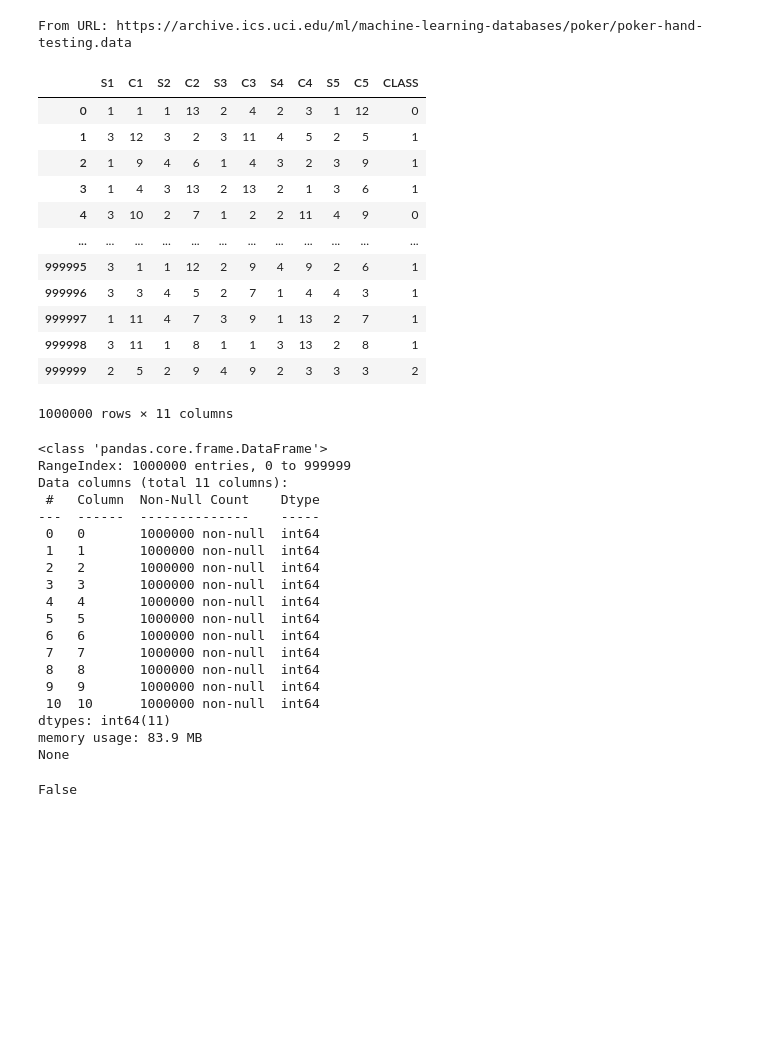
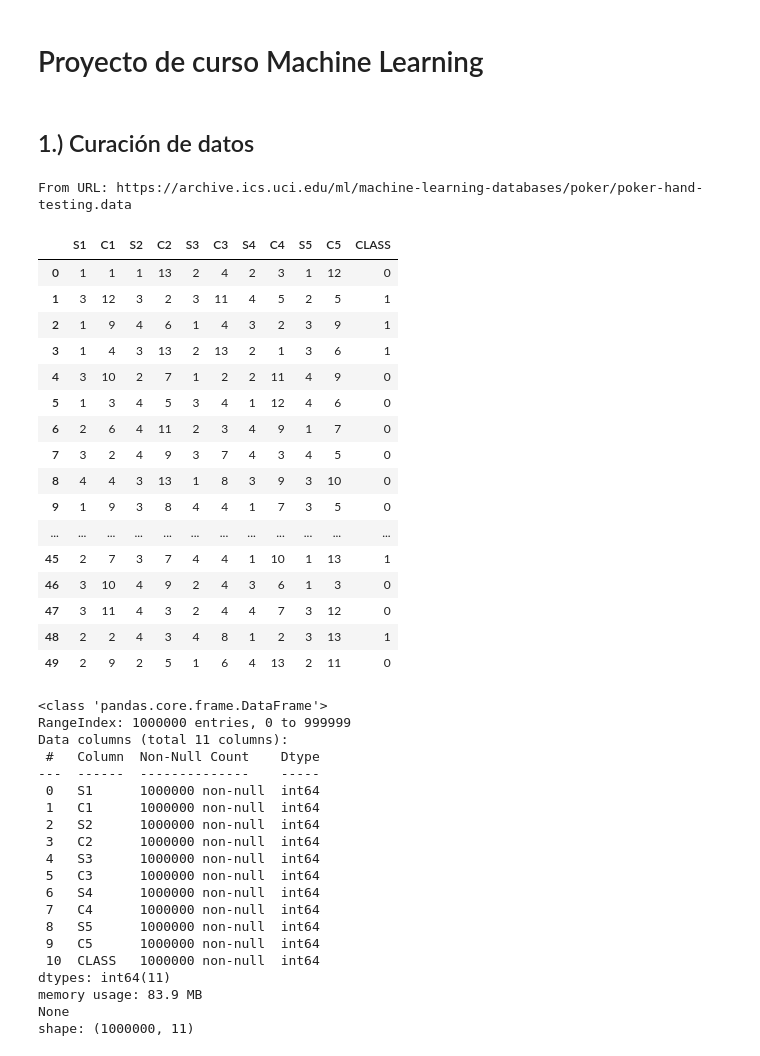
Before and after one commit to tsbedoya/ELE-Machine-Learning, a Jupyter notebook: repo/PokerHand.ipynb, the cells around one changed output. Drawn from its saved outputs; the diff is of its cells as text; code cells hidden in the pictures; blank space fills up the shorter version.

```diff
--- a/repo/PokerHand.ipynb
+++ b/repo/PokerHand.ipynb
@@ -1,55 +1,59 @@
+# %% [markdown]
+# Proyecto de curso Machine Learning
+# %% [markdown]
+## 1.) Curación de datos
 # %%
 import os
 import pandas as pd
 import matplotlib.pyplot as plt
 import numpy as np
 
 dataset = 'https://archive.ics.uci.edu/ml/'\
 'machine-learning-databases/poker/poker-hand-testing.data'
 print('From URL:', dataset)
 df = pd.read_csv(dataset, header=None, names=['S1','C1','S2','C2','S3','C3','S4','C4','S5','C5','CLASS'])
-df
+df.head(50)
 # %% [output]
 From URL: https://archive.ics.uci.edu/ml/machine-learning-databases/poker/poker-hand-testing.data
 |  | S1 | C1 | S2 | C2 | S3 | C3 | S4 | C4 | S5 | C5 | CLASS |
 | 0 | 1 | 1 | 1 | 13 | 2 | 4 | 2 | 3 | 1 | 12 | 0 |
 | 1 | 3 | 12 | 3 | 2 | 3 | 11 | 4 | 5 | 2 | 5 | 1 |
 | 2 | 1 | 9 | 4 | 6 | 1 | 4 | 3 | 2 | 3 | 9 | 1 |
 | 3 | 1 | 4 | 3 | 13 | 2 | 13 | 2 | 1 | 3 | 6 | 1 |
 | 4 | 3 | 10 | 2 | 7 | 1 | 2 | 2 | 11 | 4 | 9 | 0 |
+| 5 | 1 | 3 | 4 | 5 | 3 | 4 | 1 | 12 | 4 | 6 | 0 |
+| 6 | 2 | 6 | 4 | 11 | 2 | 3 | 4 | 9 | 1 | 7 | 0 |
+| 7 | 3 | 2 | 4 | 9 | 3 | 7 | 4 | 3 | 4 | 5 | 0 |
+| 8 | 4 | 4 | 3 | 13 | 1 | 8 | 3 | 9 | 3 | 10 | 0 |
+| 9 | 1 | 9 | 3 | 8 | 4 | 4 | 1 | 7 | 3 | 5 | 0 |
 | ... | ... | ... | ... | ... | ... | ... | ... | ... | ... | ... | ... |
-| 999995 | 3 | 1 | 1 | 12 | 2 | 9 | 4 | 9 | 2 | 6 | 1 |
-| 999996 | 3 | 3 | 4 | 5 | 2 | 7 | 1 | 4 | 4 | 3 | 1 |
-| 999997 | 1 | 11 | 4 | 7 | 3 | 9 | 1 | 13 | 2 | 7 | 1 |
-| 999998 | 3 | 11 | 1 | 8 | 1 | 1 | 3 | 13 | 2 | 8 | 1 |
-| 999999 | 2 | 5 | 2 | 9 | 4 | 9 | 2 | 3 | 3 | 3 | 2 |
+| 45 | 2 | 7 | 3 | 7 | 4 | 4 | 1 | 10 | 1 | 13 | 1 |
+| 46 | 3 | 10 | 4 | 9 | 2 | 4 | 3 | 6 | 1 | 3 | 0 |
+| 47 | 3 | 11 | 4 | 3 | 2 | 4 | 4 | 7 | 3 | 12 | 0 |
+| 48 | 2 | 2 | 4 | 3 | 4 | 8 | 1 | 2 | 3 | 13 | 1 |
+| 49 | 2 | 9 | 2 | 5 | 1 | 6 | 4 | 13 | 2 | 11 | 0 |
-1000000 rows × 11 columns
 # %%
 # Informacion del DataFrame
 print(df.info())
+print('shape:', df.shape)
 # %% [output]
 <class 'pandas.core.frame.DataFrame'>
 RangeIndex: 1000000 entries, 0 to 999999
 Data columns (total 11 columns):
  #   Column  Non-Null Count    Dtype
 ---  ------  --------------    -----
- 0   0       1000000 non-null  int64
- 1   1       1000000 non-null  int64
- 2   2       1000000 non-null  int64
- 3   3       1000000 non-null  int64
- 4   4       1000000 non-null  int64
- 5   5       1000000 non-null  int64
- 6   6       1000000 non-null  int64
- 7   7       1000000 non-null  int64
- 8   8       1000000 non-null  int64
- 9   9       1000000 non-null  int64
- 10  10      1000000 non-null  int64
+ 0   S1      1000000 non-null  int64
+ 1   C1      1000000 non-null  int64
+ 2   S2      1000000 non-null  int64
+ 3   C2      1000000 non-null  int64
+ 4   S3      1000000 non-null  int64
+ 5   C3      1000000 non-null  int64
+ 6   S4      1000000 non-null  int64
+ 7   C4      1000000 non-null  int64
+ 8   S5      1000000 non-null  int64
+ 9   C5      1000000 non-null  int64
+ 10  CLASS   1000000 non-null  int64
 dtypes: int64(11)
 memory usage: 83.9 MB
 None
+shape: (1000000, 11)
-# %%
-# Verificar si hay valores faltantes en todo el DataFrame
-hay_nans = df.isnull().values.any()
-print(hay_nans)
-# %% [output]
-False
```
Also changed, not shown: parts of 5 cells of this notebook, 2 other files.
